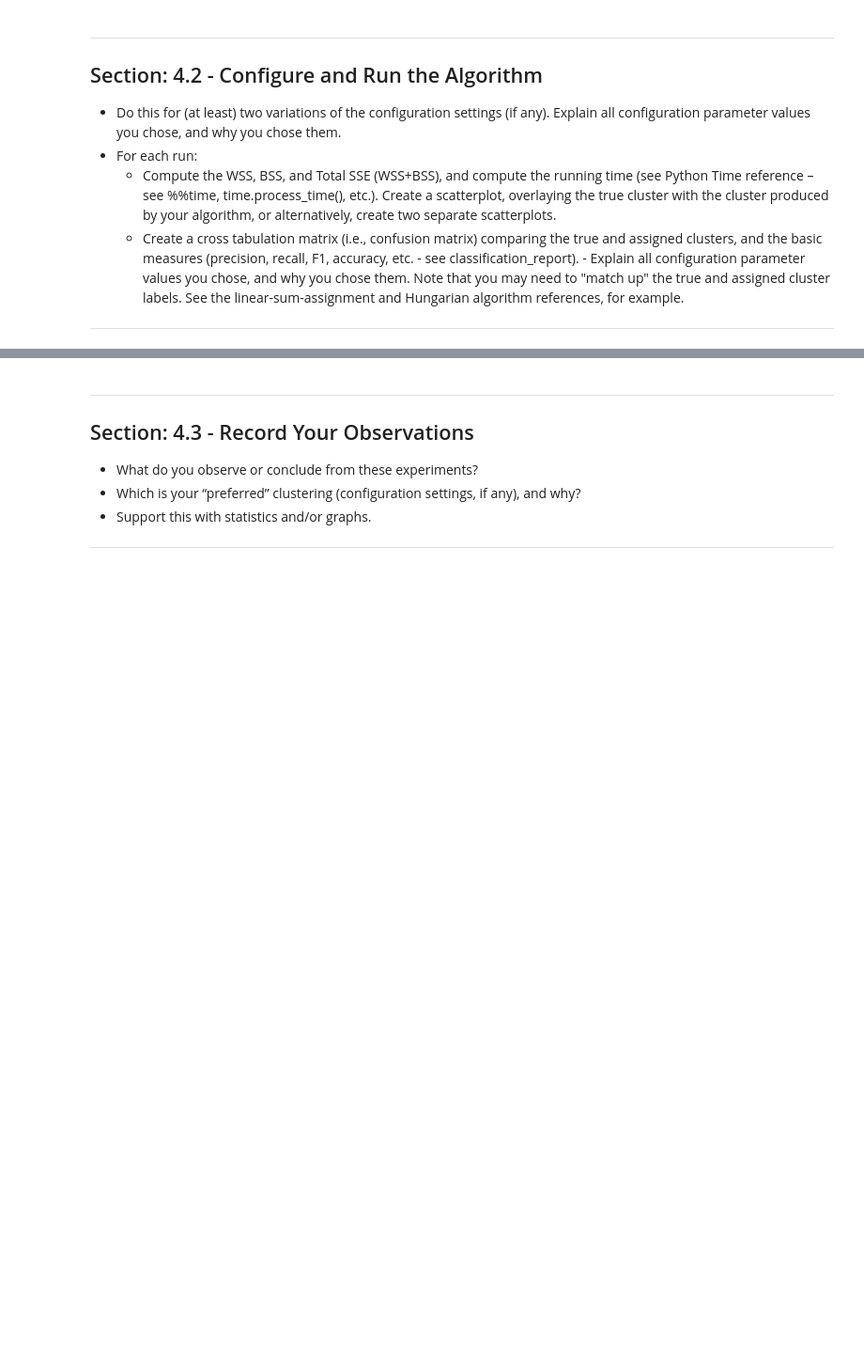
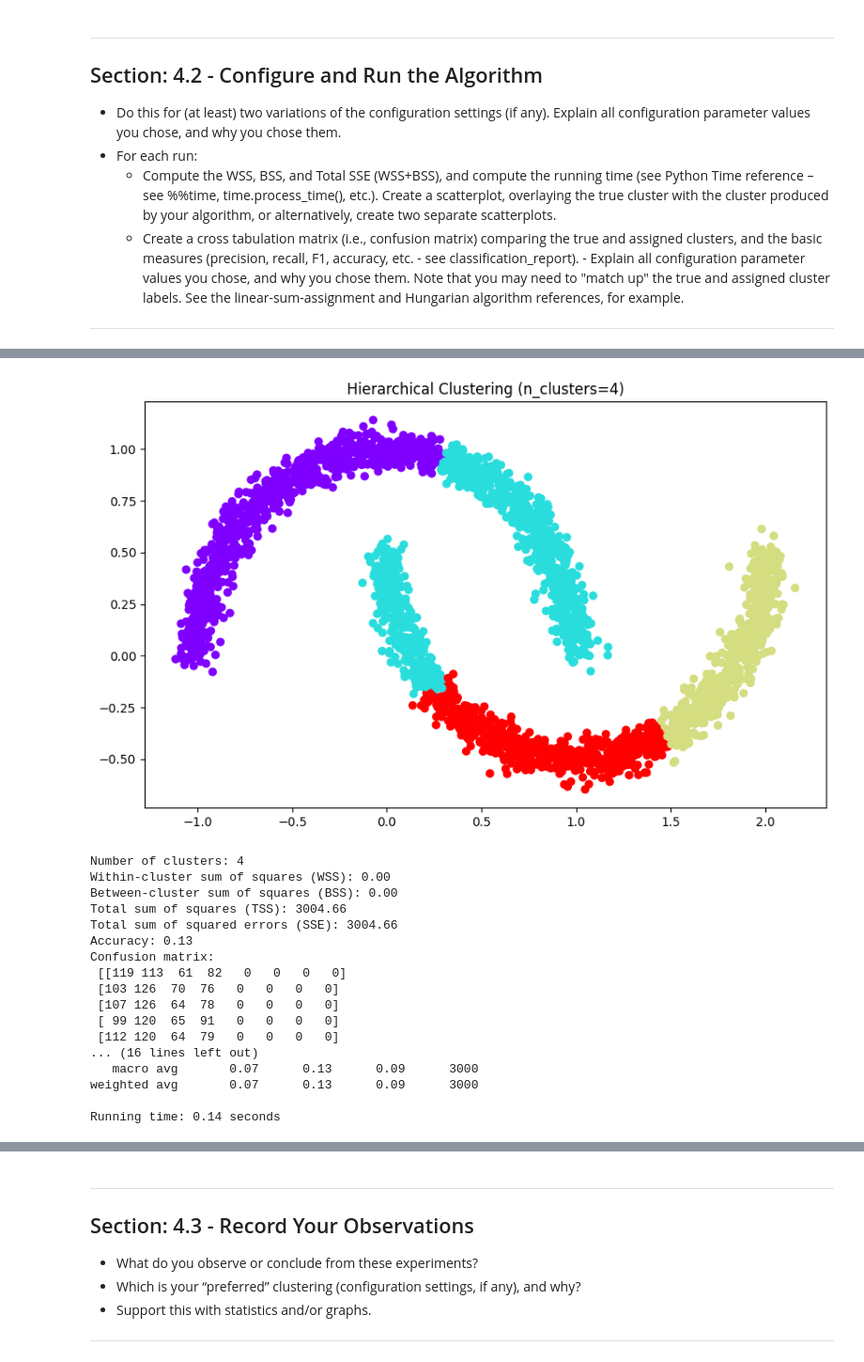
Before and after one commit to zhourichard19/CSE5243, a Jupyter notebook: Homework4/CSE5243_Clustering_HW_Template_V6.ipynb, the cells around one changed output, grey strips where cells are left out. Shown at 94% size. Cells and saved outputs as stored; diff of their text form; code cells hidden in the pictures; blank space fills up the shorter version.

```diff
--- a/Homework4/CSE5243_Clustering_HW_Template_V6.ipynb
+++ b/Homework4/CSE5243_Clustering_HW_Template_V6.ipynb
@@ -427,0 +673,21 @@ Note that you may need to "match up" the true and assigned cluster labels.  See
+# %%
+evaluate_Hierarchical_clustering(X, true_y, 4)
+# %% [output]
+[figure, added]
+Number of clusters: 4
+Within-cluster sum of squares (WSS): 0.00
+Between-cluster sum of squares (BSS): 0.00
+Total sum of squares (TSS): 3004.66
+Total sum of squared errors (SSE): 3004.66
+Accuracy: 0.13
+Confusion matrix:
+ [[119 113  61  82   0   0   0   0]
+ [103 126  70  76   0   0   0   0]
+ [107 126  64  78   0   0   0   0]
+ [ 99 120  65  91   0   0   0   0]
+ [112 120  64  79   0   0   0   0]
+... (16 lines left out)
+   macro avg       0.07      0.13      0.09      3000
+weighted avg       0.07      0.13      0.09      3000
+
+Running time: 0.14 seconds
```
Also changed, not shown: parts of 22 cells of this notebook.
